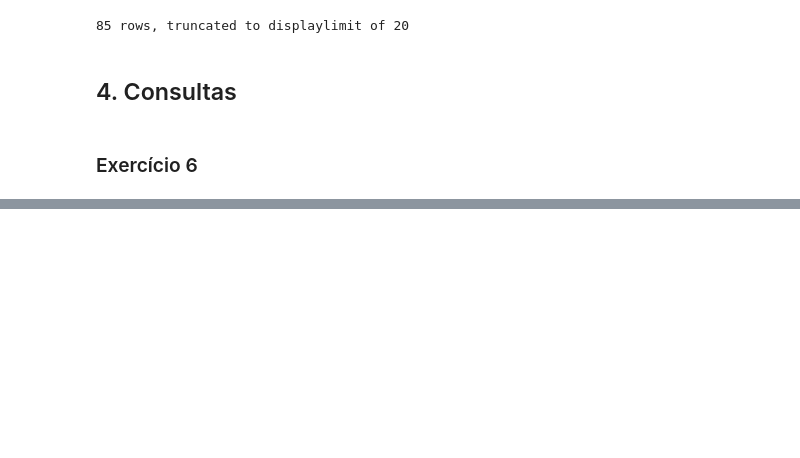
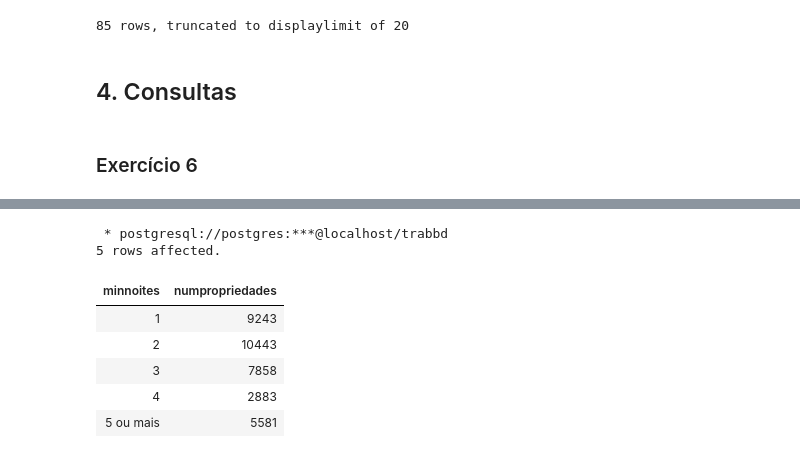
Before and after one commit to MiguelHenri/SCC0240, a Jupyter notebook: trabalho2/t2.ipynb, the cells around one changed output, grey strips where cells are left out. Drawn from its saved outputs; the diff is of its cells as text; code cells hidden in the pictures; blank space fills up the shorter version.

```diff
--- a/trabalho2/t2.ipynb
+++ b/trabalho2/t2.ipynb
@@ -111,0 +128,35 @@ Done.
+# %%
+sql_query = """
+SELECT
+    CASE
+        WHEN minnoites = 1 THEN '1'
+        WHEN minnoites = 2 THEN '2'
+        WHEN minnoites = 3 THEN '3'
+        WHEN minnoites = 4 THEN '4'
+        WHEN minnoites >= 5 THEN '5 ou mais'
+    END AS MinNoites,
+    COUNT(*) AS NumPropriedades
+FROM
+    Propriedades
+GROUP BY
+    CASE
+        WHEN minnoites = 1 THEN '1'
+        WHEN minnoites = 2 THEN '2'
+        WHEN minnoites = 3 THEN '3'
+        WHEN minnoites = 4 THEN '4'
+        WHEN minnoites >= 5 THEN '5 ou mais'
+    END
+ORDER BY
+    MinNoites;
+"""
+
+%sql $sql_query
+# %% [output]
+ * postgresql://postgres:***@localhost/trabbd
+5 rows affected.
+| minnoites | numpropriedades |
+| 1 | 9243 |
+| 2 | 10443 |
+| 3 | 7858 |
+| 4 | 2883 |
+| 5 ou mais | 5581 |
```
Also changed, not shown: parts of 11 cells of this notebook, 5 other files.
